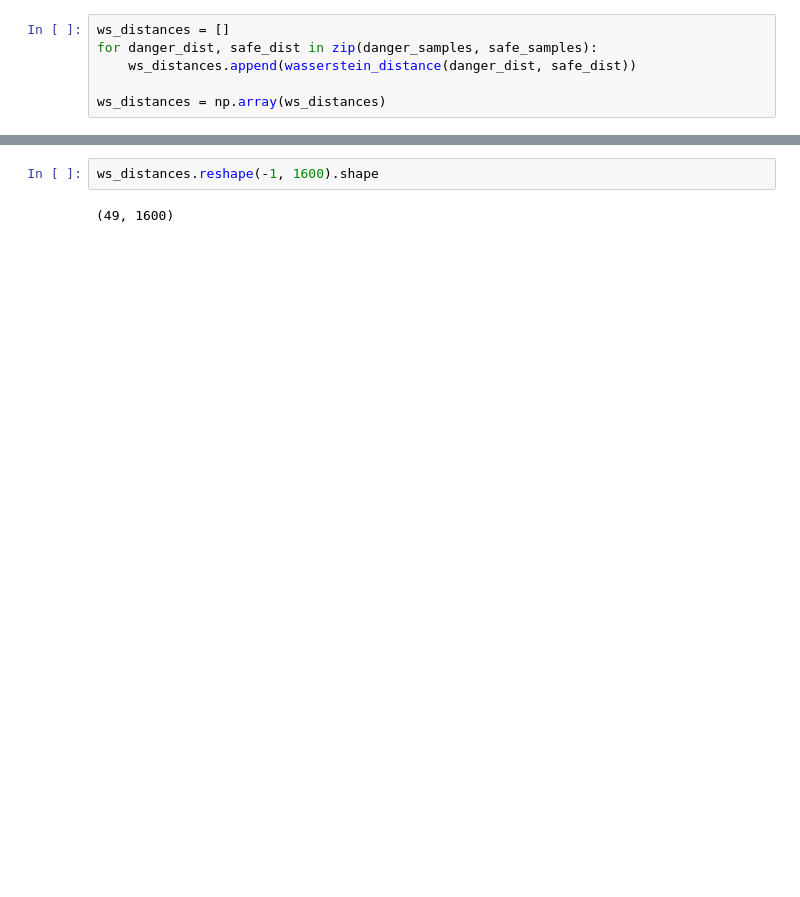
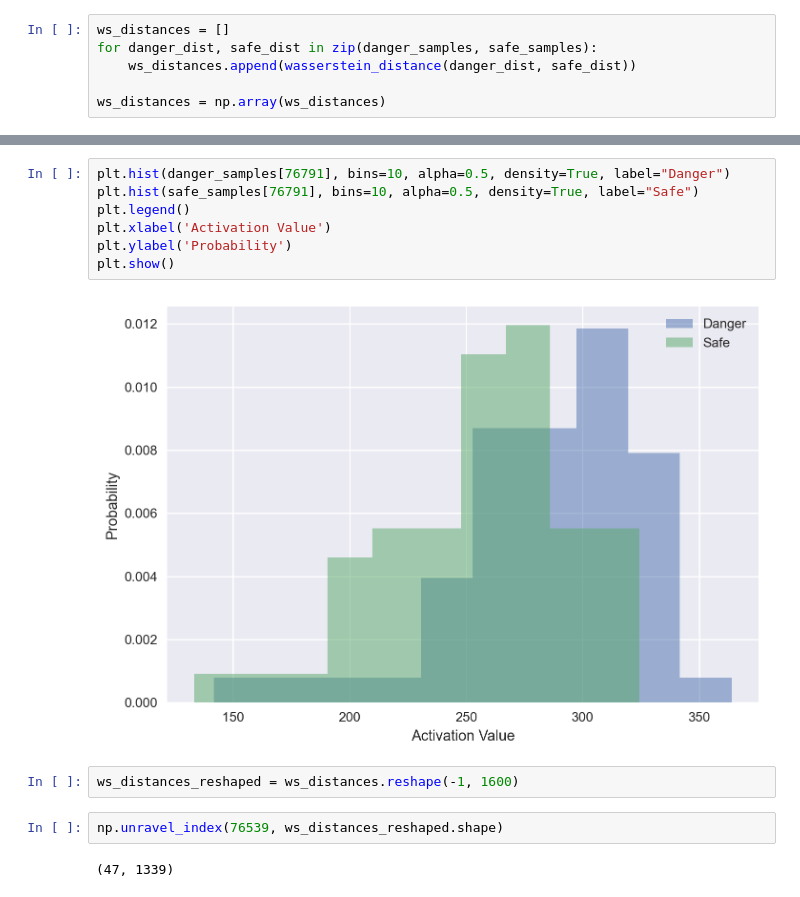
Before and after one commit to BYU-PCCL/partisanbrain, a Jupyter notebook: partisanbrain/emotions/emotions.ipynb, the cells around one changed output, grey strips where cells are left out. Cells and saved outputs as stored; diff of their text form; blank space fills up the shorter version.

```diff
--- a/partisanbrain/emotions/emotions.ipynb
+++ b/partisanbrain/emotions/emotions.ipynb
@@ -156,4 +165,15 @@ plt.show()
+# %%
+plt.hist(danger_samples[76791], bins=10, alpha=0.5, density=True, label="Danger")
+plt.hist(safe_samples[76791], bins=10, alpha=0.5, density=True, label="Safe")
+plt.legend()
+plt.xlabel('Activation Value')
+plt.ylabel('Probability')
+plt.show()
+# %% [output]
+[figure, added]
 # %%
-ws_distances.reshape(-1, 1600).shape
+ws_distances_reshaped = ws_distances.reshape(-1, 1600)
-# %% [output]
-(49, 1600)
+# %%
+np.unravel_index(76539, ws_distances_reshaped.shape)
+# %% [output]
+(47, 1339)
```
Also changed, not shown: parts of 15 cells of this notebook, 6 other files.
